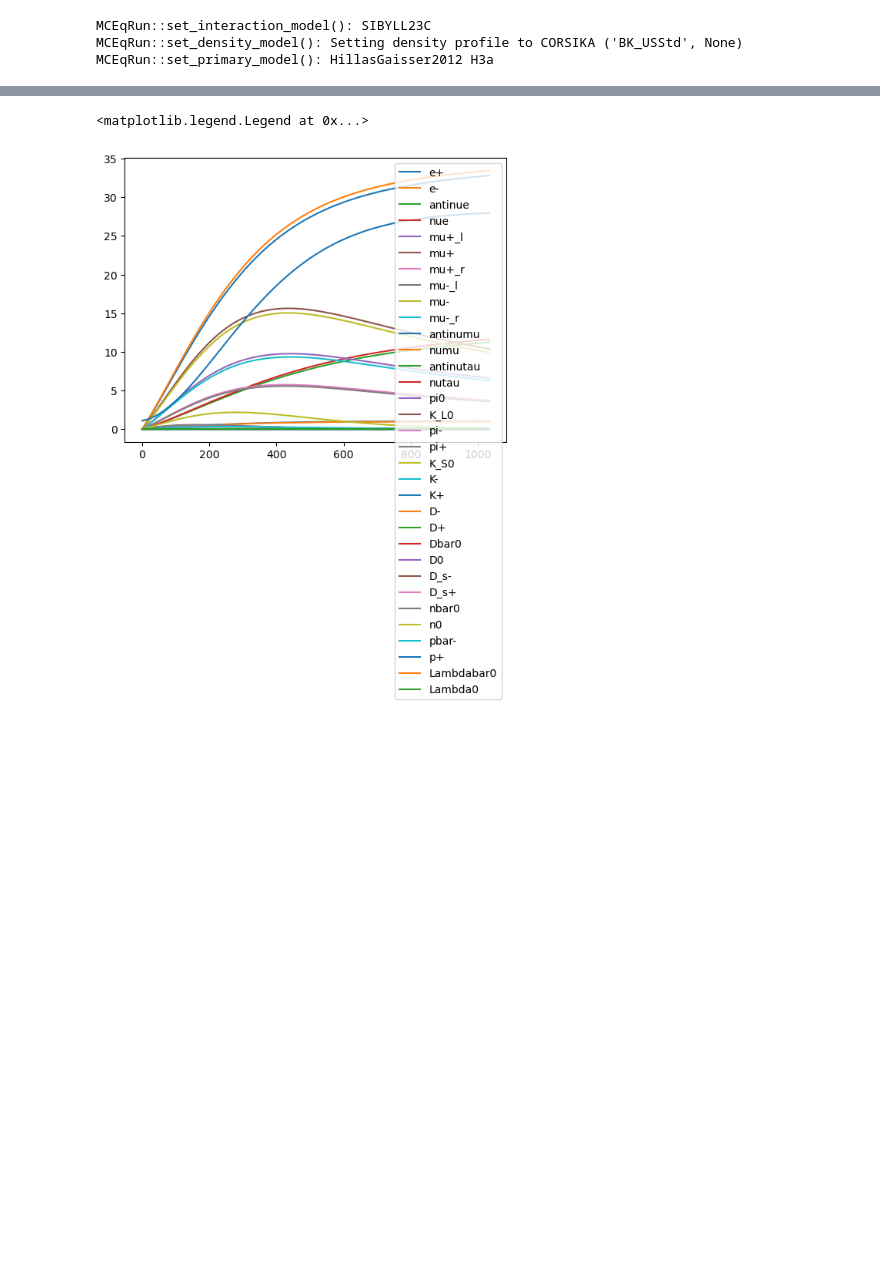
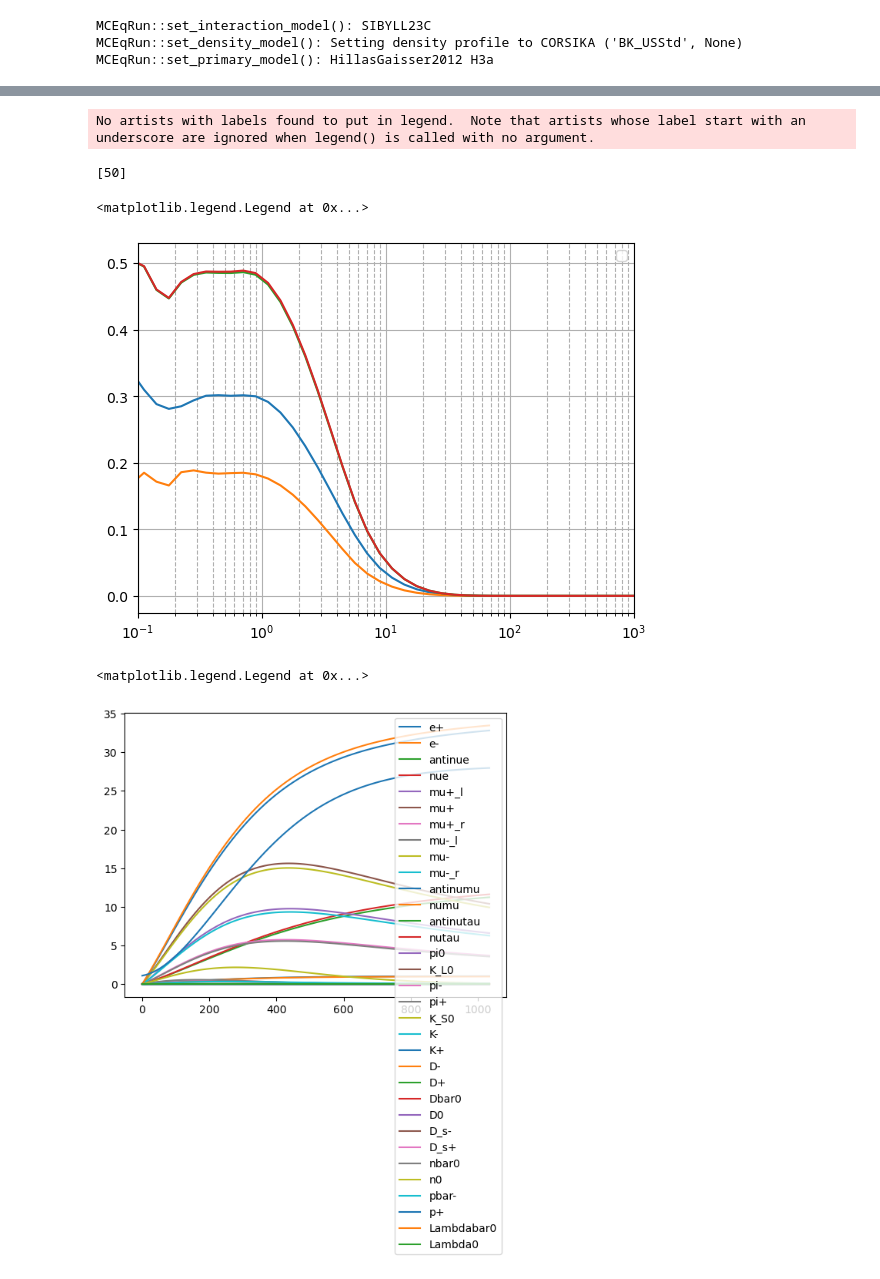
Before and after one commit to jncots/xmax_sigma, a Jupyter notebook: cascade_np/mceq_comparison.ipynb, the cells around one changed output, grey strips where cells are left out. Drawn from its saved outputs; the diff is of its cells as text; code cells hidden in the pictures; blank space fills up the shorter version.

```diff
--- a/cascade_np/mceq_comparison.ipynb
+++ b/cascade_np/mceq_comparison.ipynb
@@ -85,3 +87,39 @@ plt.legend()
+# %%
+xbin1 = X_grid + (X_grid[1]+X_grid[0])/2
+xbin1 = np.array([0e0] + list(xbin1))
+# print(X_grid[1]-X_grid[0])
+# print(xbin1, X_grid)
+
+xd = 587
+xgrid_inx = np.digitize([xd], xbin1)
+print(np.digitize([xd], xbin1))
+# numpy.digitize(x, bins, right=False)[source]
+
+plt.semilogx(e_grid, part_long_spectra["mu+_l"][1][xgrid_inx[0]])
+plt.semilogx(e_grid, part_long_spectra["mu+_r"][1][xgrid_inx[0]])
+plt.semilogx(e_grid, part_long_spectra["mu+_r"][1][xgrid_inx[0]] + part_long_spectra["mu+_l"][1][xgrid_inx[0]])
+plt.semilogx(e_grid, part_long_spectra["mu+"][1][xgrid_inx[0]])
+# plt.semilogx(e_grid, (part_long_spectra["mu+"][1][xgrid_inx[0]]+
+#              part_long_spectra["mu+_l"][1][xgrid_inx[0]]+
+#              part_long_spectra["mu+_r"][1][xgrid_inx[0]]+
+#              part_long_spectra["mu-"][1][xgrid_inx[0]]+
+#              part_long_spectra["mu-_r"][1][xgrid_inx[0]]+
+#              part_long_spectra["mu-_l"][1][xgrid_inx[0]])*e_grid, label = r"${\mu}^{+} + {\mu}^{-}$")
+
+# plt.semilogx(e_grid, (part_long_spectra["numu"][1][xgrid_inx[0]]+
+#              part_long_spectra["antinumu"][1][xgrid_inx[0]])*e_grid, label = r"$\bar{\nu}_{\mu} + {\nu}_{\mu}$")
+# plt.semilogx(e_grid, (part_long_spectra["nue"][1][xgrid_inx[0]]+
+#              part_long_spectra["antinue"][1][xgrid_inx[0]])*e_grid, label = r"$\bar{\nu}_{e} + {\nu}_{e}$")
+plt.xlim(1e-1, 1e3)
+plt.grid()
+plt.grid(visible=True, which='minor', linestyle='--')
+plt.legend()
+# plt.ylim(1e-7, 1e3)
+# %% [output]
+No artists with labels found to put in legend.  Note that artists whose label start with an underscore are ignored when legend() is called with no argument.
+[50]
+<matplotlib.legend.Legend at 0x...>
+[figure, added]
 # %%
 # Integrate all spectra
 part_long_mult = {}
```
Also changed, not shown: parts of 3 cells of this notebook, 11 other files.
